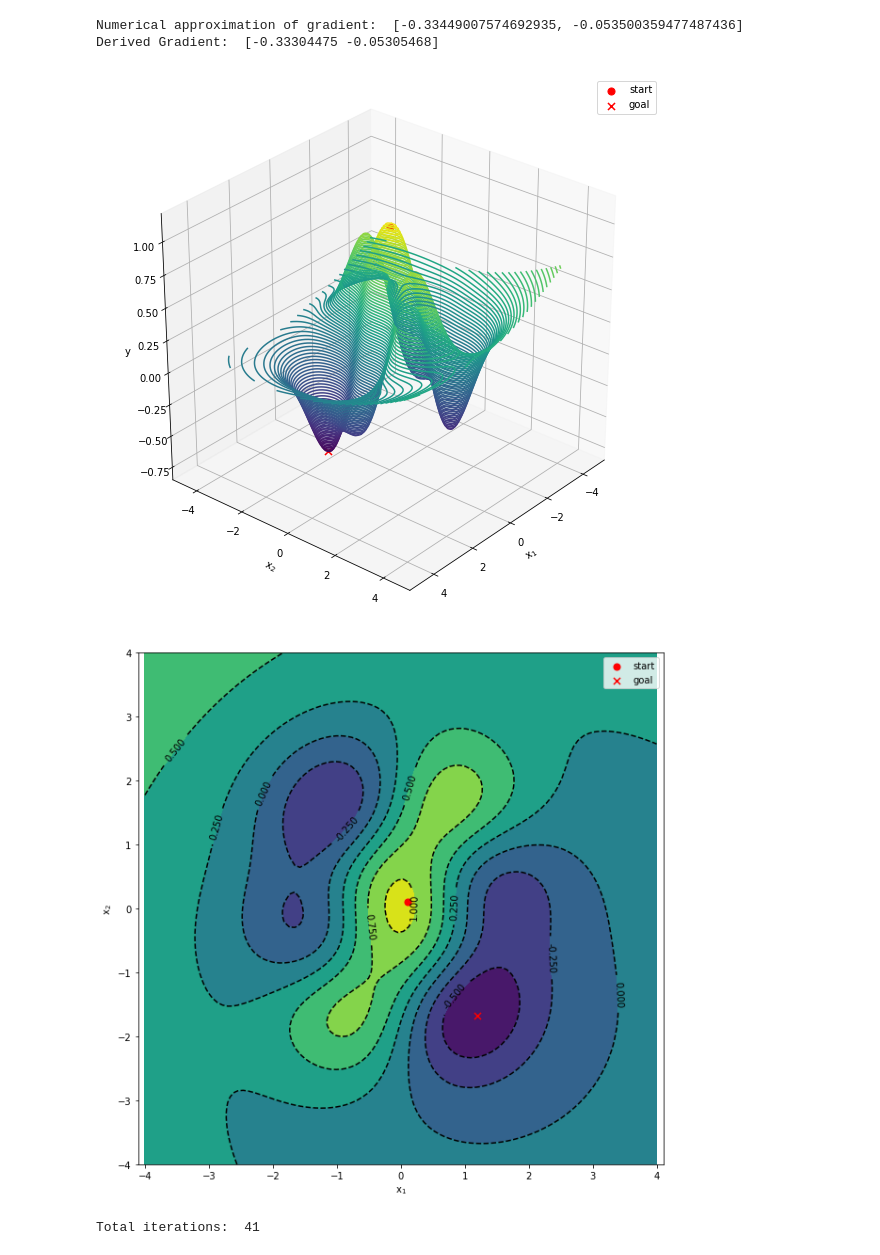
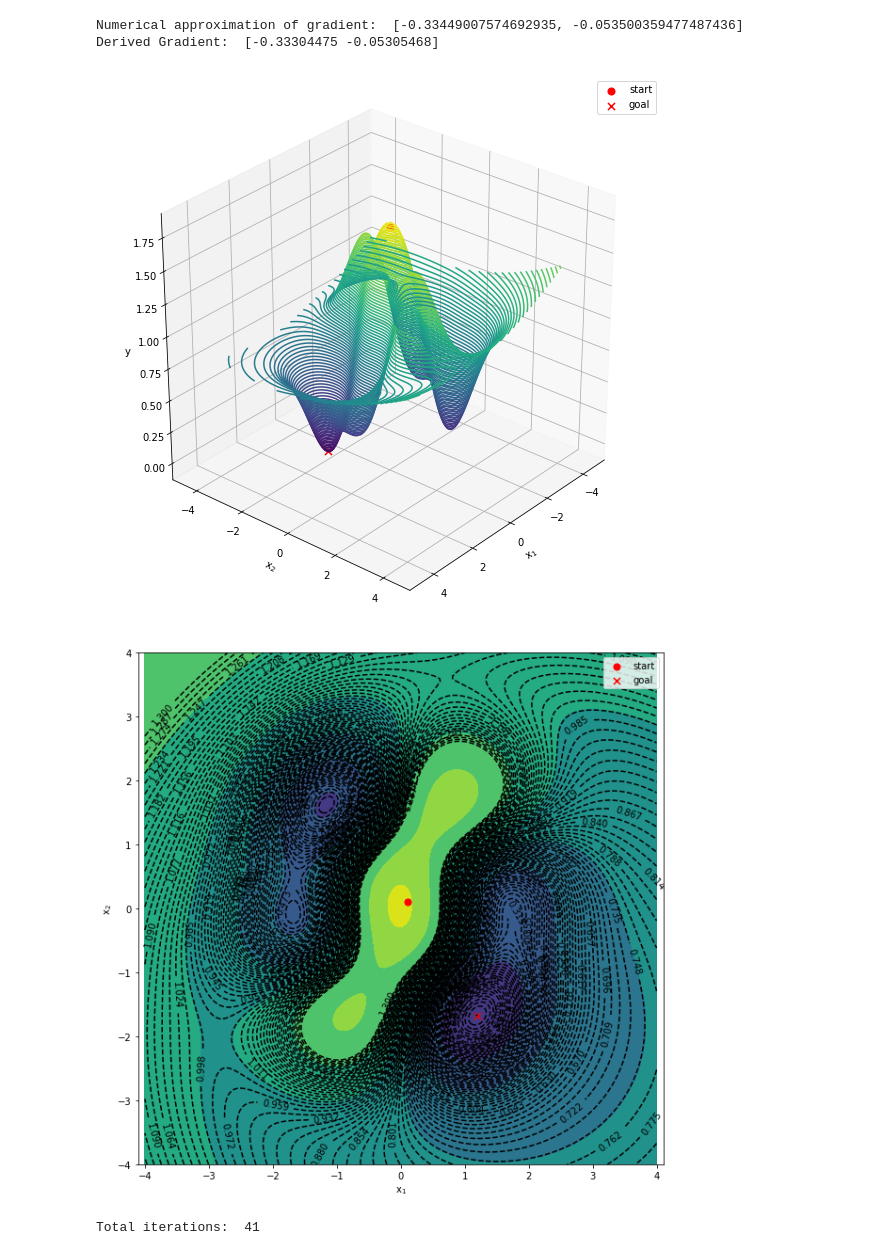
Before and after one commit to nanwei1/gyroscopic_force_optim, a Jupyter notebook: Untitled Folder/gradient_descent_vis.ipynb, the cells around one changed output. Cells and saved outputs as stored; diff of their text form; code cells hidden in the pictures.

```diff
--- a/Untitled Folder/gradient_descent_vis.ipynb
+++ b/Untitled Folder/gradient_descent_vis.ipynb
@@ -10,8 +10,8 @@ A = np.array([[0.5,0],[0,2]])
 x_start = np.array([0.1,0.1]).astype(float)
 # x_start = np.array([-2,-1]).astype(float)
 x_goal = np.array([1.194,-1.675]).astype(float) #numerical approximation of minimum
-x1 = np.linspace(-4, 4, 100)
-x2 = np.linspace(-4, 4, 100)
+x1 = np.linspace(-4, 4, 200)
+x2 = np.linspace(-4, 4, 200)
 X1,X2 = np.meshgrid(x1, x2)
 X = np.vstack((X1.reshape((1,-1)),X2.reshape((1,-1))))
 X.shape
@@ -26,7 +36,7 @@ X.shape
 #     return np.array([x[1]*(0.5-x[0]**2)*np.exp(-x[0]**2-x[1]**2),
 #                      x[0]*(0.5-x[1]**2)*np.exp(-x[0]**2-x[1]**2)])
 def loss_fcn(x):
-    return (1-x[0]**2+x[0]*x[1]**3)*np.exp(-x[0]**2/2-x[1]**2/2) + (x[0]-2)**2/100 + (x[1]+2)**2/100
+    return (1-x[0]**2+x[0]*x[1]**3)*np.exp(-x[0]**2/2-x[1]**2/2) + (x[0]-2)**2/100 + (x[1]+2)**2/100 + 0.72
 def gradient(x):
     temp = np.exp(-x[0]**2/2-x[1]**2/2)
     return np.array([(-3*x[0]+x[1]**3+x[0]**3-x[0]**2*x[1]**3)*temp + (x[0]-2)/50,
@@ -46,6 +56,7 @@ print("Numerical approximation of gradient: ", [(loss_fcn(temp1)-loss_fcn(x_star
 print("Derived Gradient: ",gradient(x_start))
 # # Numerical minimum
 # X.T[Y.argmin()]
+# Y.min()
 # %% [output]
 Numerical approximation of gradient:  [-0.33449007574692935, -0.053500359477487436]
 Derived Gradient:  [-0.33304475 -0.05305468]
@@ -55,36 +66,37 @@ from mpl_toolkits.mplot3d import axes3d
 def plot_loss_3d():
     fig = plt.figure(figsize=(10,10))
     ax = fig.add_subplot(111, projection='3d')
     ax.contour3D(X1, X2, Y.reshape(X1.shape),100)
     start_plt = ax.scatter(x_start[0],x_start[1],y_start,s=50,c='r', marker = "o")
     goal_plt = ax.scatter(x_goal[0],x_goal[1],y_goal,s=50,c='r', marker = "x")
     ax.set_xlabel('$\mathregular{x_1}$')
     ax.set_ylabel('$\mathregular{x_2}$')
     ax.set_zlabel('y');
     ax.view_init(30, 40)
     ax.axis('equal')
     plt.legend([start_plt, goal_plt], ['start', 'goal'])
     ax.axis([-5,5,-5,5])
     return ax
 plot_loss_3d()
 plt.savefig("loss_fcn_plot_3d.png")
 # 2D contour plot of the cost function
 def plot_loss_2d():
     plt.figure(figsize=(10,10))
-    cp = plt.contour(X1,X2,Y.reshape(X1.shape), colors='k', linestyles='dashed')
+    levels = np.linspace(0,1.3, 100)
+    cp = plt.contour(X1,X2,Y.reshape(X1.shape), colors='k', linestyles='dashed', levels=levels)
     plt.clabel(cp, inline=1, fontsize=10)
     cp = plt.contourf(X1, X2, Y.reshape(X1.shape))
     start_plt = plt.scatter(x_start[0],x_start[1], s=50, c='r', marker = "o")
     goal_plt = plt.scatter(x_goal[0],x_goal[1], s=50, c='r', marker = "x")
     plt.xlabel('$\mathregular{x_1}$')
     plt.ylabel('$\mathregular{x_2}$')
     plt.axis('equal')
     plt.legend([start_plt, goal_plt], ['start', 'goal'])
 plot_loss_2d()
 plt.savefig("loss_fcn_plot_2d.png")
 # %% [output]
-[figure, old version]
+[figure, new version]
-[figure, old version]
+[figure, new version]
 # %%
 # Gradient Descent
 lr = 1
```
Also changed, not shown: parts of 2 cells of this notebook, 5 other files.
